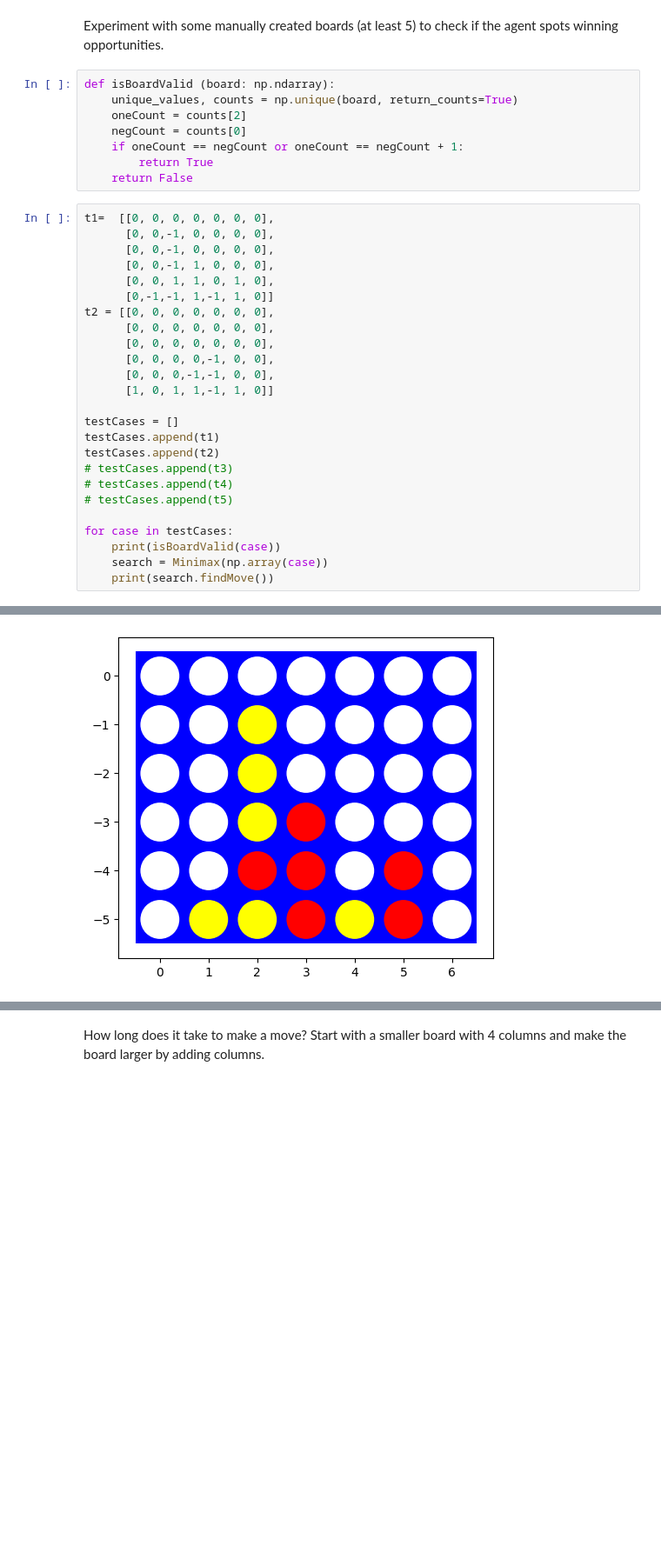
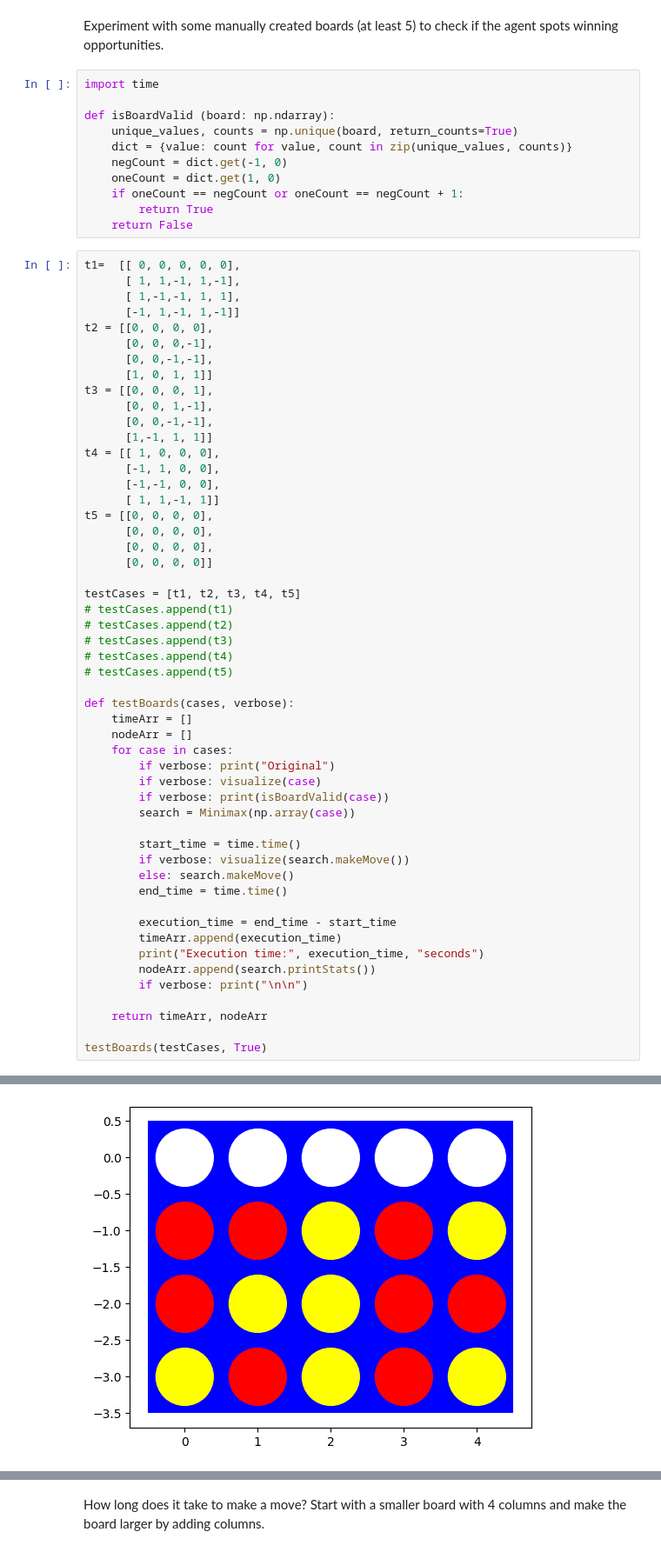
Before and after one commit to KZhang2002/Lab-4-Games, a Jupyter notebook: assignment_connect4.ipynb, the cells around one changed output, grey strips where cells are left out. Shown: that part at 87% size. Drawn from its saved outputs; the diff is of its cells as text; blank space fills up the shorter version.

```diff
--- a/assignment_connect4.ipynb
+++ b/assignment_connect4.ipynb
@@ -383,36 +409,66 @@ class Minimax:
 # %% [markdown]
 Experiment with some manually created boards (at least 5) to check if the agent spots winning opportunities.
 # %%
+import time
+
 def isBoardValid (board: np.ndarray):
     unique_values, counts = np.unique(board, return_counts=True)
-    oneCount = counts[2]
-    negCount = counts[0]
+    dict = {value: count for value, count in zip(unique_values, counts)}
+    negCount = dict.get(-1, 0)
+    oneCount = dict.get(1, 0)
     if oneCount == negCount or oneCount == negCount + 1:
         return True
     return False
 # %%
-t1=  [[0, 0, 0, 0, 0, 0, 0],
-      [0, 0,-1, 0, 0, 0, 0],
-      [0, 0,-1, 0, 0, 0, 0],
-      [0, 0,-1, 1, 0, 0, 0],
-      [0, 0, 1, 1, 0, 1, 0],
-      [0,-1,-1, 1,-1, 1, 0]]
-t2 = [[0, 0, 0, 0, 0, 0, 0],
-      [0, 0, 0, 0, 0, 0, 0],
-      [0, 0, 0, 0, 0, 0, 0],
-      [0, 0, 0, 0,-1, 0, 0],
-      [0, 0, 0,-1,-1, 0, 0],
-      [1, 0, 1, 1,-1, 1, 0]]
+t1=  [[ 0, 0, 0, 0, 0],
+      [ 1, 1,-1, 1,-1],
+      [ 1,-1,-1, 1, 1],
+      [-1, 1,-1, 1,-1]]
+t2 = [[0, 0, 0, 0],
+      [0, 0, 0,-1],
+      [0, 0,-1,-1],
+      [1, 0, 1, 1]]
+t3 = [[0, 0, 0, 1],
+      [0, 0, 1,-1],
+      [0, 0,-1,-1],
+      [1,-1, 1, 1]]
+t4 = [[ 1, 0, 0, 0],
+      [-1, 1, 0, 0],
+      [-1,-1, 0, 0],
+      [ 1, 1,-1, 1]]
+t5 = [[0, 0, 0, 0],
+      [0, 0, 0, 0],
+      [0, 0, 0, 0],
+      [0, 0, 0, 0]]
 
-testCases = []
-testCases.append(t1)
-testCases.append(t2)
+testCases = [t1, t2, t3, t4, t5]
+# testCases.append(t1)
+# testCases.append(t2)
 # testCases.append(t3)
 # testCases.append(t4)
 # testCases.append(t5)
 
-for case in testCases:
-    print(isBoardValid(case))
-    search = Minimax(np.array(case))
-    print(search.findMove())
+def testBoards(cases, verbose):
+    timeArr = []
+    nodeArr = []
+    for case in cases:
+        if verbose: print("Original")
+        if verbose: visualize(case)
+        if verbose: print(isBoardValid(case))
+        search = Minimax(np.array(case))
+
+        start_time = time.time()
+        if verbose: visualize(search.makeMove())
+        else: search.makeMove()
+        end_time = time.time()
+
+        execution_time = end_time - start_time
+        timeArr.append(execution_time)
+        print("Execution time:", execution_time, "seconds")
+        nodeArr.append(search.printStats())
+        if verbose: print("\n\n")
+
+    return timeArr, nodeArr
+
+testBoards(testCases, True)
 # %% [output]
@@ -421 +476 @@ Max Value
-[figure, old version]
+[figure, new version]
```
Also changed, not shown: parts of 17 cells of this notebook.
